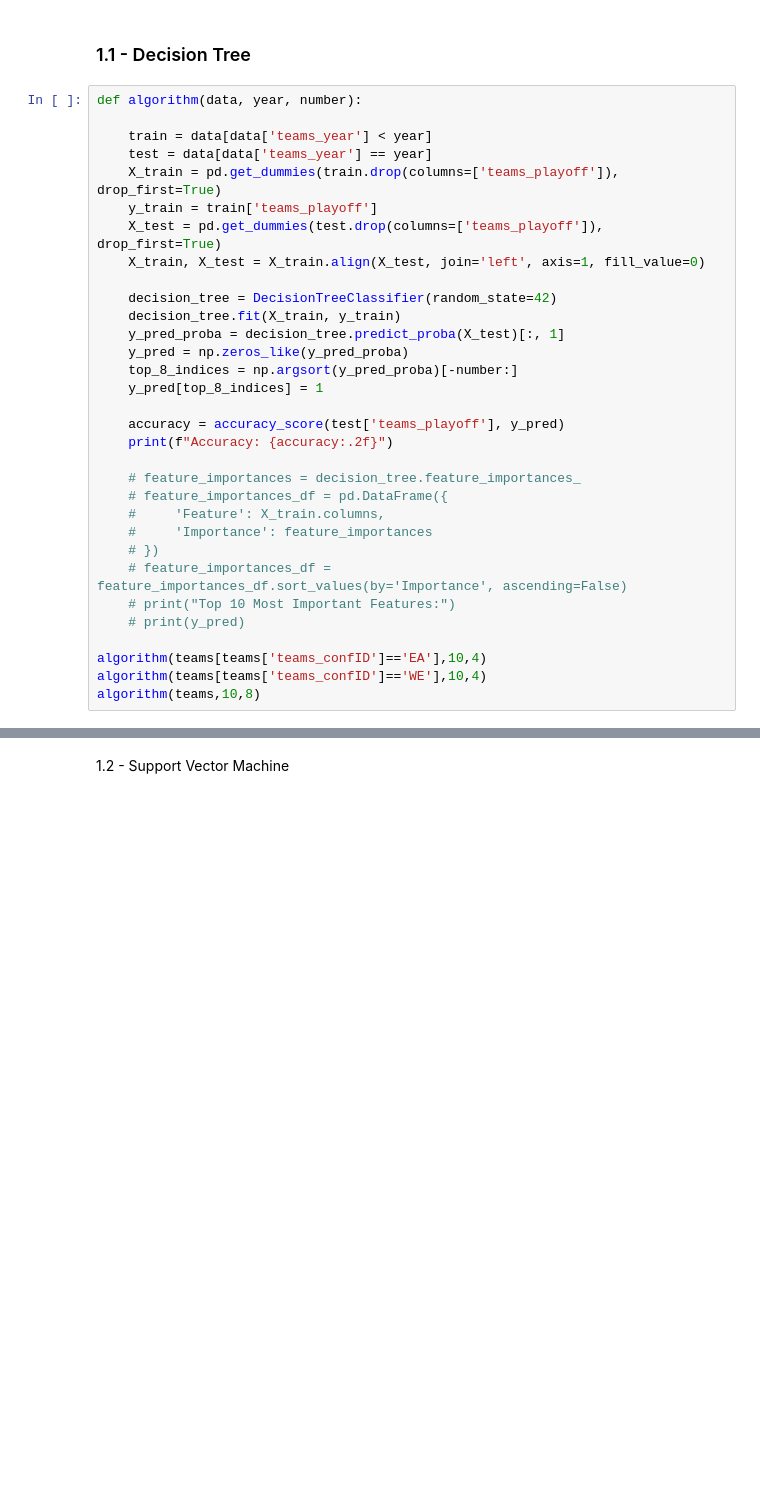
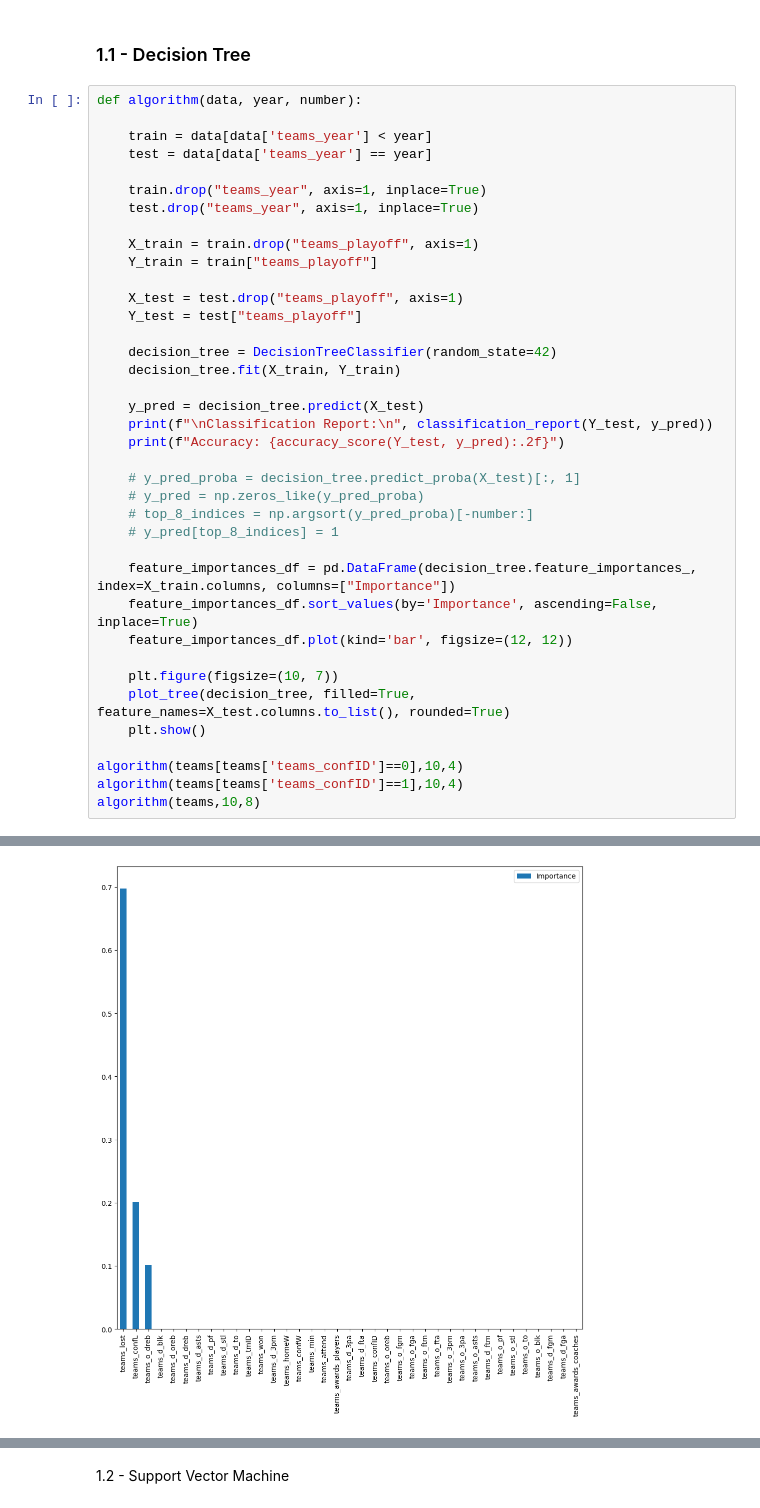
Before and after one commit to ritaleite03/FEUP-MEIC-AC, a Jupyter notebook: project_1/4_predictive.ipynb, the cells around one changed output, grey strips where cells are left out. Saved outputs shown, nothing was run; the diff lists cells and outputs as text; blank space fills up the shorter version.

Commit message:
improved predictive

```diff
--- a/project_1/4_predictive.ipynb
+++ b/project_1/4_predictive.ipynb
@@ -60,31 +77,37 @@ def algorithm(data, year, number):
 
     train = data[data['teams_year'] < year]
     test = data[data['teams_year'] == year]
-    X_train = pd.get_dummies(train.drop(columns=['teams_playoff']), drop_first=True)
-    y_train = train['teams_playoff']
-    X_test = pd.get_dummies(test.drop(columns=['teams_playoff']), drop_first=True)
-    X_train, X_test = X_train.align(X_test, join='left', axis=1, fill_value=0)
+
+    train.drop("teams_year", axis=1, inplace=True)
+    test.drop("teams_year", axis=1, inplace=True)
+
+    X_train = train.drop("teams_playoff", axis=1)
+    Y_train = train["teams_playoff"]
+
+    X_test = test.drop("teams_playoff", axis=1)
+    Y_test = test["teams_playoff"]
 
     decision_tree = DecisionTreeClassifier(random_state=42)
-    decision_tree.fit(X_train, y_train)
-    y_pred_proba = decision_tree.predict_proba(X_test)[:, 1]
-    y_pred = np.zeros_like(y_pred_proba)
-    top_8_indices = np.argsort(y_pred_proba)[-number:]
-    y_pred[top_8_indices] = 1
+    decision_tree.fit(X_train, Y_train)
 
-    accuracy = accuracy_score(test['teams_playoff'], y_pred)
-    print(f"Accuracy: {accuracy:.2f}")
+    y_pred = decision_tree.predict(X_test)
+    print(f"\nClassification Report:\n", classification_report(Y_test, y_pred))
+    print(f"Accuracy: {accuracy_score(Y_test, y_pred):.2f}")
 
-    # feature_importances = decision_tree.feature_importances_
-    # feature_importances_df = pd.DataFrame({
-    #     'Feature': X_train.columns,
-    #     'Importance': feature_importances
-    # })
-    # feature_importances_df = feature_importances_df.sort_values(by='Importance', ascending=False)
-    # print("Top 10 Most Important Features:")
-    # print(y_pred)
+    # y_pred_proba = decision_tree.predict_proba(X_test)[:, 1]
+    # y_pred = np.zeros_like(y_pred_proba)
+    # top_8_indices = np.argsort(y_pred_proba)[-number:]
+    # y_pred[top_8_indices] = 1
 
-algorithm(teams[teams['teams_confID']=='EA'],10,4)
-algorithm(teams[teams['teams_confID']=='WE'],10,4)
+    feature_importances_df = pd.DataFrame(decision_tree.feature_importances_, index=X_train.columns, columns=["Importance"])
+    feature_importances_df.sort_values(by='Importance', ascending=False, inplace=True)
+    feature_importances_df.plot(kind='bar', figsize=(12, 12))
+
+    plt.figure(figsize=(10, 7))
+    plot_tree(decision_tree, filled=True, feature_names=X_test.columns.to_list(), rounded=True)
+    plt.show()
+
+algorithm(teams[teams['teams_confID']==0],10,4)
+algorithm(teams[teams['teams_confID']==1],10,4)
 algorithm(teams,10,8)
 # %% [output]
@@ -93,0 +125 @@ Accuracy: 0.49
+[figure, added]
```
Also changed, not shown: parts of 6 cells of this notebook, 1 other file.
